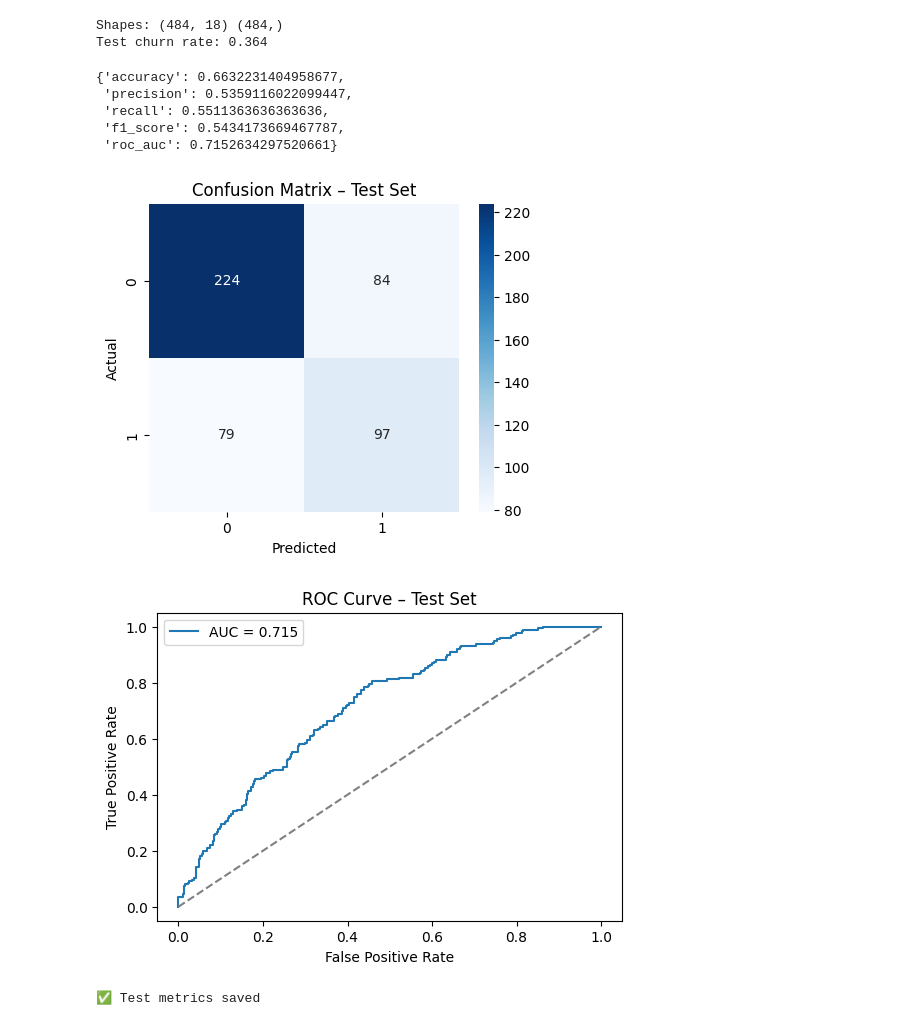
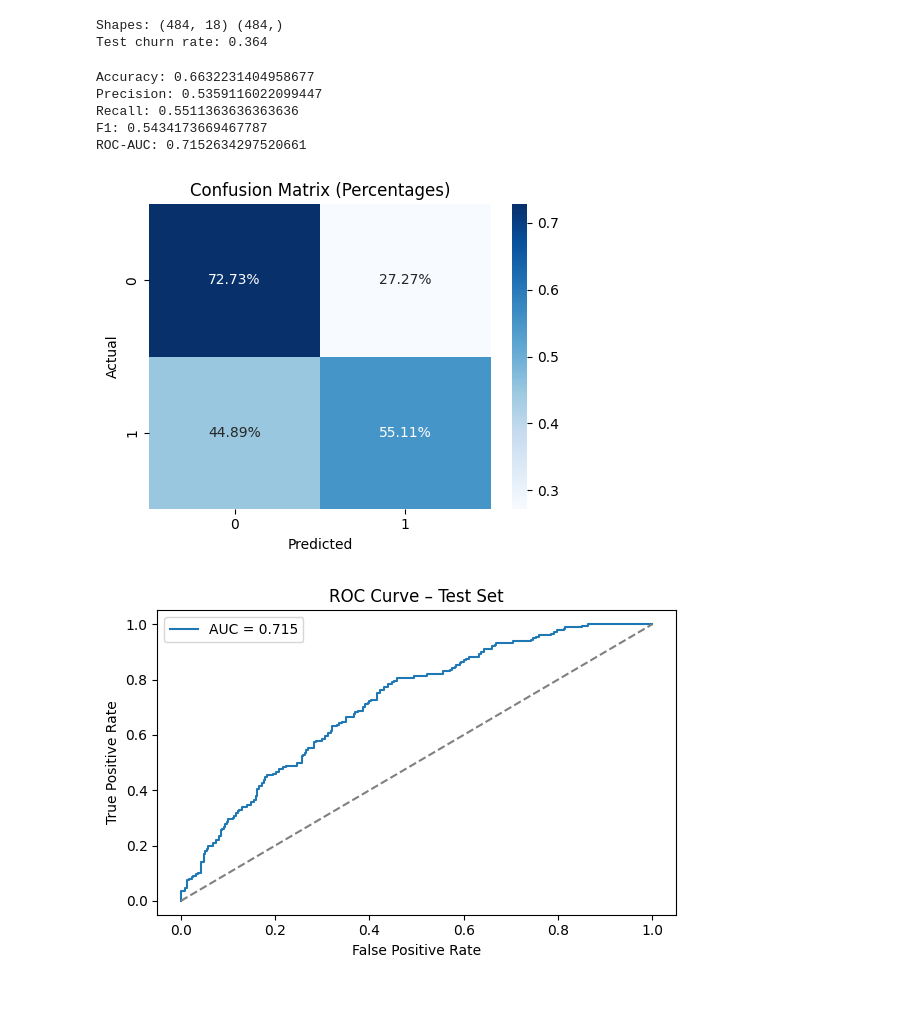
Before and after one commit to vinay-gupta-kandula/ecommerce-churn-prediction, a Jupyter notebook: notebooks/06_model_evaluation.ipynb, the cells around one changed output. Drawn from its saved outputs; the diff is of its cells as text; code cells hidden in the pictures; blank space fills up the shorter version.

Commit message:
Phase 7: Final model evaluation, cross-validation, and visualizations

```diff
--- a/notebooks/06_model_evaluation.ipynb
+++ b/notebooks/06_model_evaluation.ipynb
@@ -32,49 +34,56 @@ Test churn rate: 0.364
 y_pred = model.predict(X_test)
 y_prob = model.predict_proba(X_test)[:, 1]
 # %%
-test_metrics = {
-    "accuracy": accuracy_score(y_test, y_pred),
-    "precision": precision_score(y_test, y_pred),
-    "recall": recall_score(y_test, y_pred),
-    "f1_score": f1_score(y_test, y_pred),
-    "roc_auc": roc_auc_score(y_test, y_prob)
-}
+accuracy = accuracy_score(y_test, y_pred)
+precision = precision_score(y_test, y_pred)
+recall = recall_score(y_test, y_pred)
+f1 = f1_score(y_test, y_pred)
+roc_auc = roc_auc_score(y_test, y_prob)
 
-test_metrics
+print("Accuracy:", accuracy)
+print("Precision:", precision)
+print("Recall:", recall)
+print("F1:", f1)
+print("ROC-AUC:", roc_auc)
 # %% [output]
-{'accuracy': 0.6632231404958677,
- 'precision': 0.5359116022099447,
- 'recall': 0.5511363636363636,
- 'f1_score': 0.5434173669467787,
- 'roc_auc': 0.7152634297520661}
+Accuracy: 0.6632231404958677
+Precision: 0.5359116022099447
+Recall: 0.5511363636363636
+F1: 0.5434173669467787
+ROC-AUC: 0.7152634297520661
 # %%
 cm = confusion_matrix(y_test, y_pred)
+cm_pct = cm / cm.sum(axis=1, keepdims=True)
 
 plt.figure(figsize=(5,4))
-sns.heatmap(cm, annot=True, fmt="d", cmap="Blues")
+sns.heatmap(cm_pct, annot=True, fmt=".2%", cmap="Blues")
+plt.title("Confusion Matrix (Percentages)")
 plt.xlabel("Predicted")
 plt.ylabel("Actual")
-plt.title("Confusion Matrix – Test Set")
+plt.tight_layout()
+plt.savefig("../visualizations/final_confusion_matrix.png")
 plt.show()
 # %% [output]
-[figure, old version]
+[figure, new version]
 # %%
+from sklearn.metrics import roc_curve, roc_auc_score
+import matplotlib.pyplot as plt
+
+# Compute ROC values
 fpr, tpr, _ = roc_curve(y_test, y_prob)
 
+# Compute AUC
+auc_score = roc_auc_score(y_test, y_prob)
+
 plt.figure(figsize=(6,4))
-plt.plot(fpr, tpr, label=f"AUC = {test_metrics['roc_auc']:.3f}")
-plt.plot([0,1], [0,1], linestyle="--", color="gray")
+plt.plot(fpr, tpr, label=f"AUC = {auc_score:.3f}")
+plt.plot([0,1], [0,1], "--", color="gray")
 plt.xlabel("False Positive Rate")
 plt.ylabel("True Positive Rate")
 plt.title("ROC Curve – Test Set")
 plt.legend()
+plt.tight_layout()
+plt.savefig("../visualizations/roc_curve.png")
 plt.show()
 # %% [output]
-[figure, old version]
+[figure, new version]
-# %%
-with open("../data/processed/model_metrics.json", "w") as f:
-    json.dump(test_metrics, f, indent=4)
-
-print("✅ Test metrics saved")
-# %% [output]
-✅ Test metrics saved
```
Also changed, not shown: parts of 19 cells of this notebook, 7 other files.
